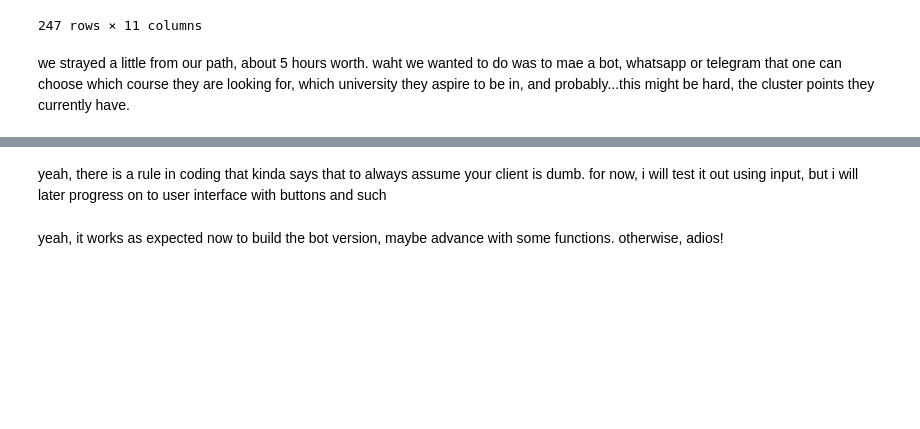
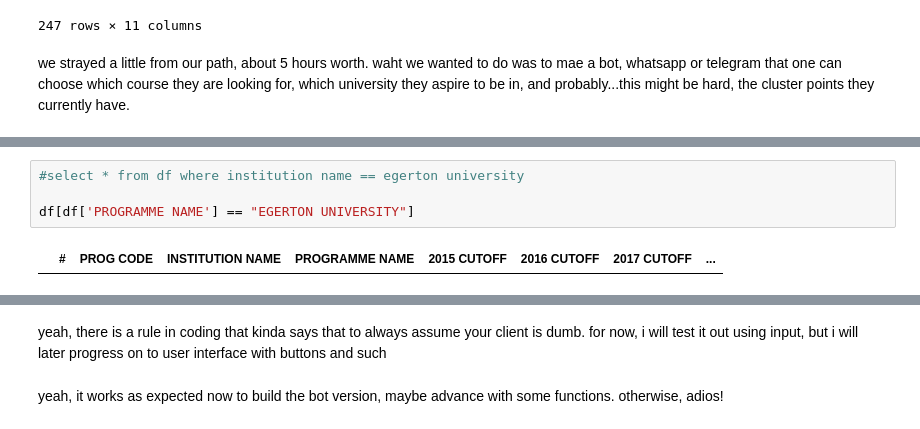
Before and after one commit to BMugo84/MOOC-2023, a Jupyter notebook: course selector/course_search.ipynb, the cells around one changed output, grey strips where cells are left out. Drawn from its saved outputs; the diff is of its cells as text; blank space fills up the shorter version.

```diff
--- a/course selector/course_search.ipynb
+++ b/course selector/course_search.ipynb
@@ -309,0 +338,6 @@ KENYATTA UNIVERSITY
+# %%
+#select * from df where institution name == egerton university
+
+df[df['PROGRAMME NAME'] == "EGERTON UNIVERSITY"]
+# %% [output]
+|  | # | PROG CODE | INSTITUTION NAME | PROGRAMME NAME | 2015 CUTOFF | 2016 CUTOFF | 2017 CUTOFF | ... |
```
Also changed, not shown: parts of 37 cells of this notebook, 5 other files.
